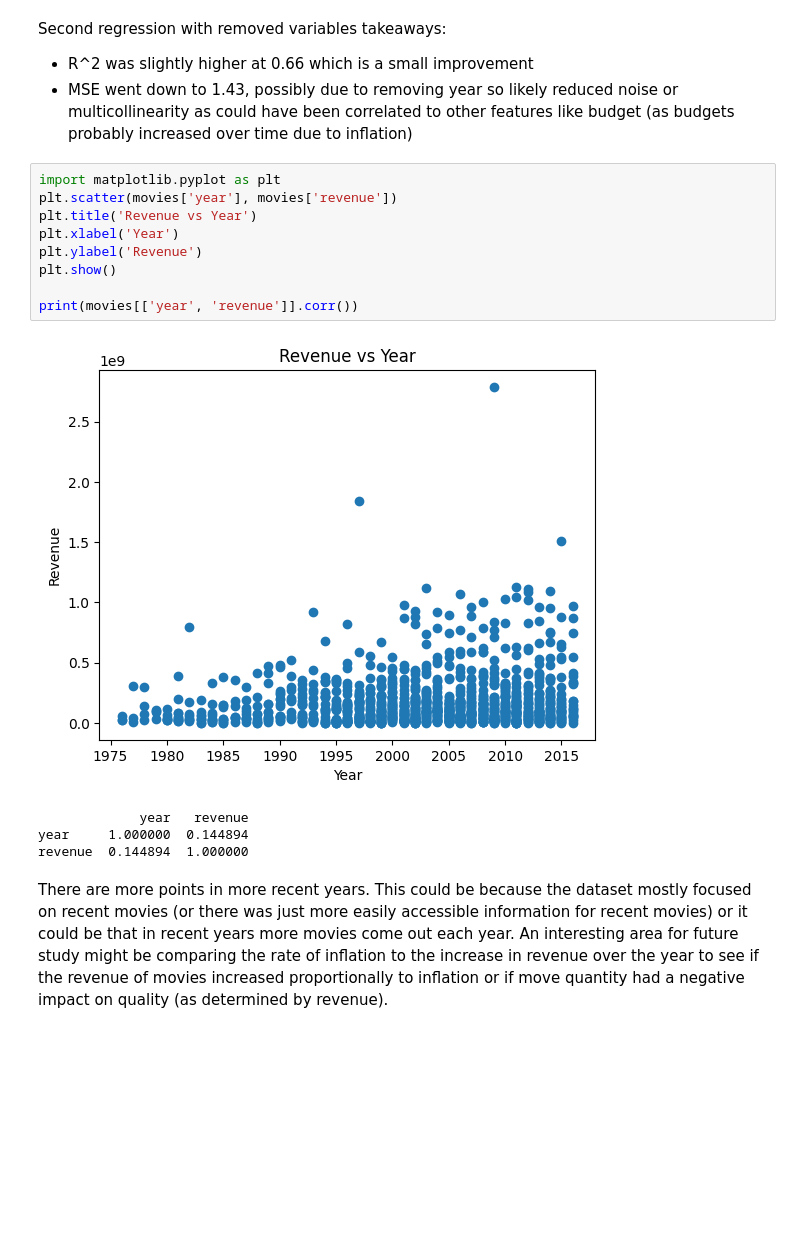
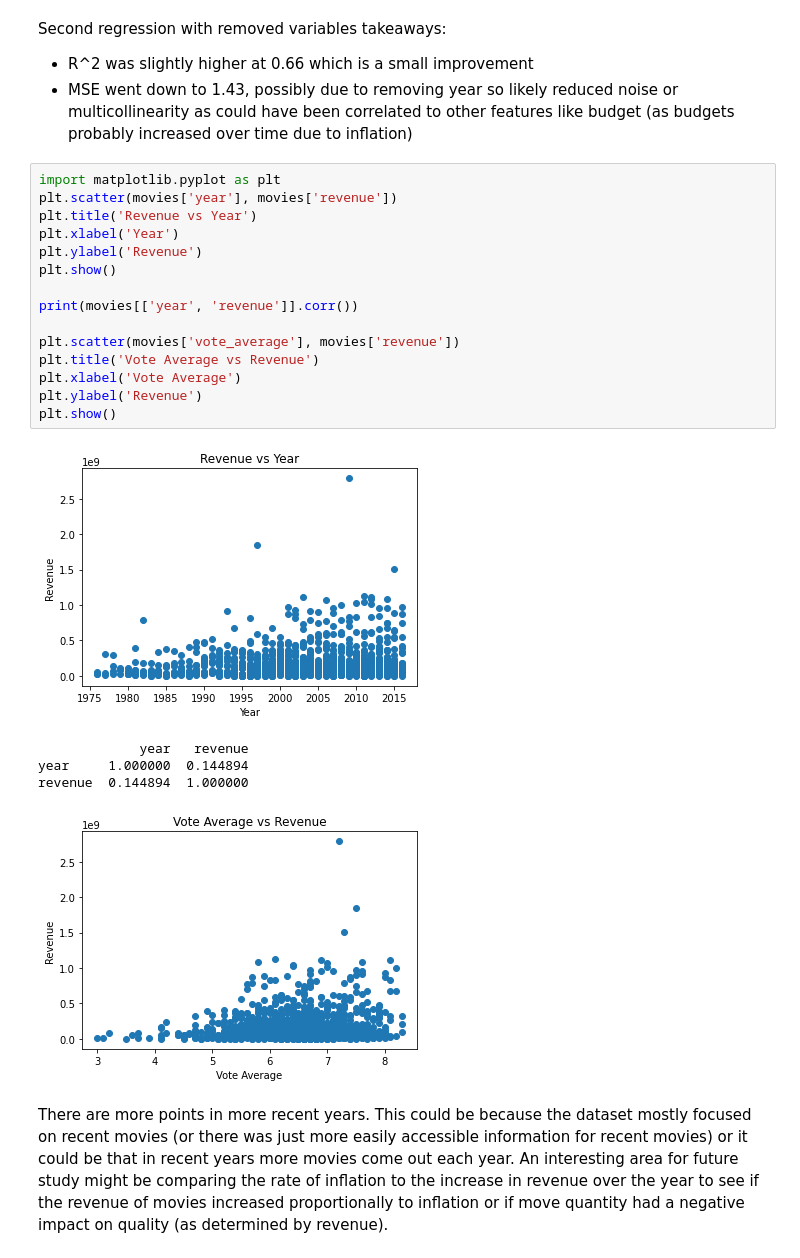
Before and after one commit to nrfletcher/ds3001-project, a Jupyter notebook: Results.ipynb, the cells around one changed output. Drawn from its saved outputs; the diff is of its cells as text; blank space fills up the shorter version.

Commit message:
Vote average plot and analysis

```diff
--- a/Results.ipynb
+++ b/Results.ipynb
@@ -288,16 +288,23 @@ Second regression with removed variables takeaways:
 # %%
 import matplotlib.pyplot as plt
 plt.scatter(movies['year'], movies['revenue'])
 plt.title('Revenue vs Year')
 plt.xlabel('Year')
 plt.ylabel('Revenue')
 plt.show()
 
 print(movies[['year', 'revenue']].corr())
+
+plt.scatter(movies['vote_average'], movies['revenue'])
+plt.title('Vote Average vs Revenue')
+plt.xlabel('Vote Average')
+plt.ylabel('Revenue')
+plt.show()
 # %% [output]
-[figure, old version]
+[figure, new version]
              year   revenue
 year     1.000000  0.144894
 revenue  0.144894  1.000000
+[figure, added]
 # %% [markdown]
 There are more points in more recent years. This could be because the dataset mostly focused on recent movies (or there was just more easily accessible information for recent movies) or it could be that in recent years more movies come out each year. An interesting area for future study might be comparing the rate of inflation to the increase in revenue over the year to see if the revenue of movies increased proportionally to inflation or if move quantity had a negative impact on quality (as determined by revenue).
```
Also changed, not shown: parts of 1 cell of this notebook.
